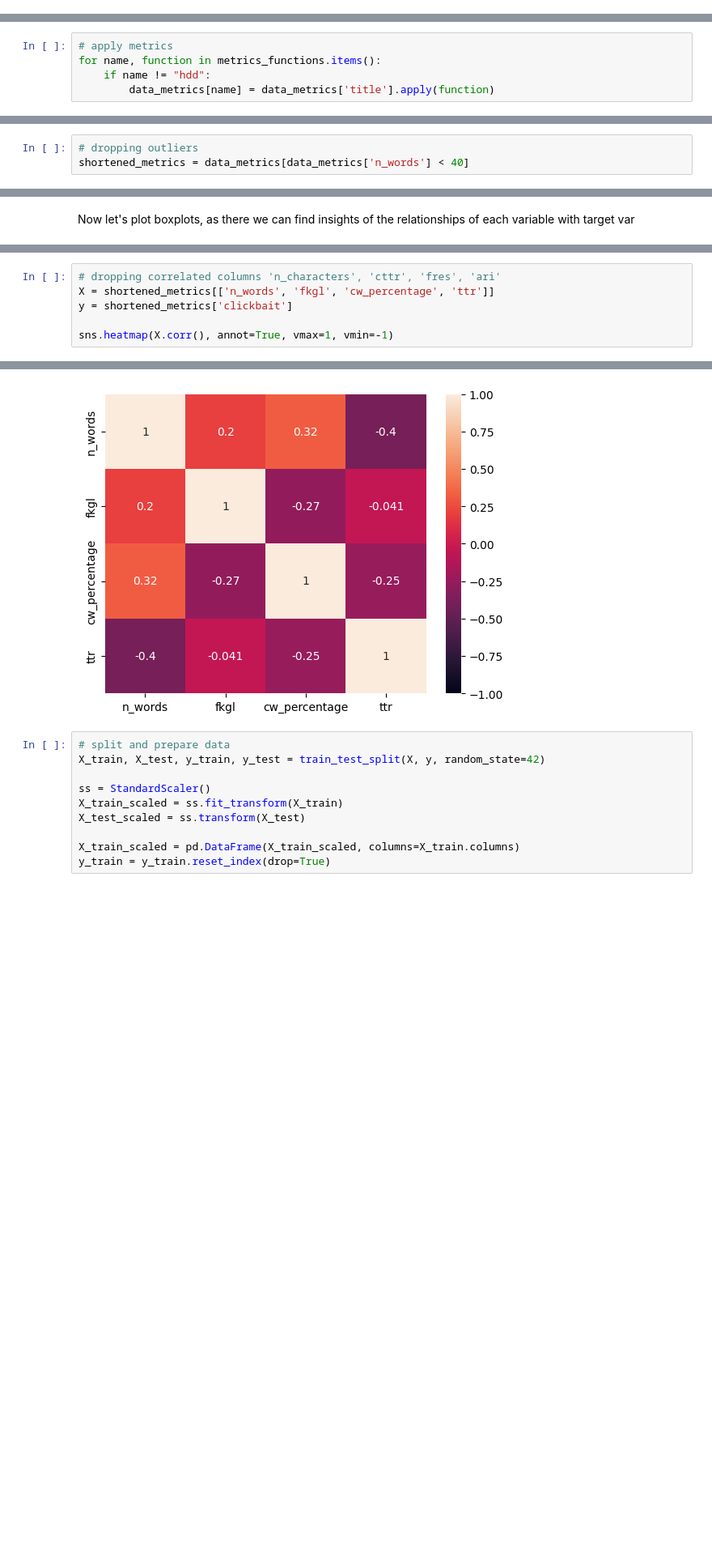
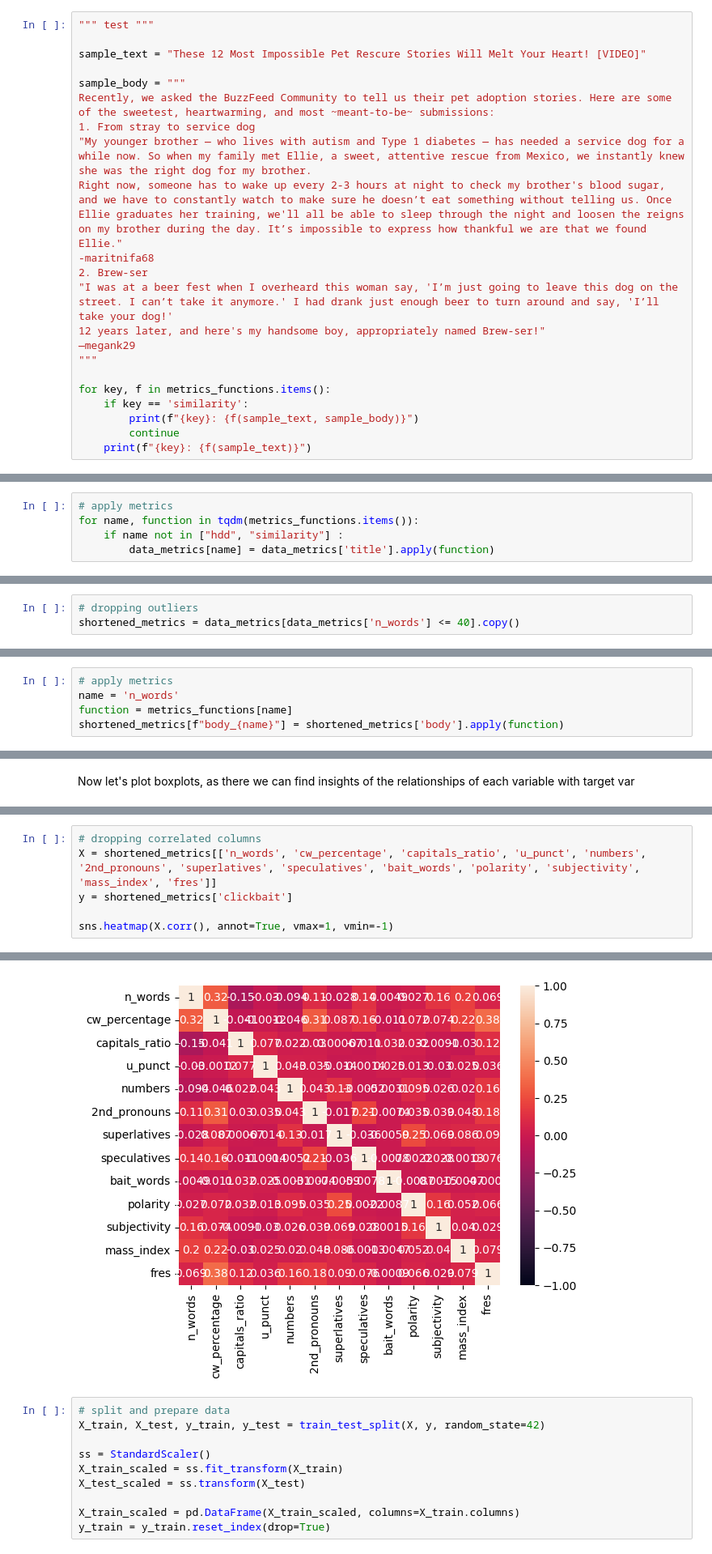
Before and after one commit to matkubita/ClickbaitDetectionThesis, a Jupyter notebook: notebooks/3.5-Informativeness-Measures-2.ipynb, the cells around one changed output, grey strips where cells are left out. Shown at 81% size. Drawn from its saved outputs; the diff is of its cells as text; blank space fills up the shorter version.

```diff
--- a/notebooks/3.5-Informativeness-Measures-2.ipynb
+++ b/notebooks/3.5-Informativeness-Measures-2.ipynb
@@ -318,3 +322,25 @@ metrics_functions = {
     "fkgl": flesch_kincaid_grade_level,
     "ari": automated_readability_index
 }
+# %%
+""" test """
+
+sample_text = "These 12 Most Impossible Pet Rescure Stories Will Melt Your Heart! [VIDEO]"
+
+sample_body = """
+Recently, we asked the BuzzFeed Community to tell us their pet adoption stories. Here are some of the sweetest, heartwarming, and most ~meant-to-be~ submissions:
+1. From stray to service dog
+"My younger brother — who lives with autism and Type 1 diabetes — has needed a service dog for a while now. So when my family met Ellie, a sweet, attentive rescue from Mexico, we instantly knew she was the right dog for my brother.
+Right now, someone has to wake up every 2-3 hours at night to check my brother's blood sugar, and we have to constantly watch to make sure he doesn’t eat something without telling us. Once Ellie graduates her training, we'll all be able to sleep through the night and loosen the reigns on my brother during the day. It’s impossible to express how thankful we are that we found Ellie."
+-maritnifa68
+2. Brew-ser
+"I was at a beer fest when I overheard this woman say, 'I’m just going to leave this dog on the street. I can’t take it anymore.' I had drank just enough beer to turn around and say, 'I’ll take your dog!'
+12 years later, and here's my handsome boy, appropriately named Brew-ser!"
+—megank29
+"""
+
+for key, f in metrics_functions.items():
+    if key == 'similarity':
+        print(f"{key}: {f(sample_text, sample_body)}")
+        continue
+    print(f"{key}: {f(sample_text)}")
@@ -326,8 +372,8 @@ metrics_functions = {
 data_metrics = data.copy()
 # %%
 # apply metrics
-for name, function in metrics_functions.items():
-    if name != "hdd":
+for name, function in tqdm(metrics_functions.items()):
+    if name not in ["hdd", "similarity"] :
         data_metrics[name] = data_metrics['title'].apply(function)
 # %%
 # check histograms
@@ -377,7 +431,7 @@ Name: count, dtype: int64
 Looking at the percentiles we can safely delete all titles longer than 40 words, also the ratio of target variable won't be disturbed
 # %%
 # dropping outliers
-shortened_metrics = data_metrics[data_metrics['n_words'] < 40]
+shortened_metrics = data_metrics[data_metrics['n_words'] <= 40].copy()
 # %%
 # check histograms again
 shortened_metrics[['n_words', 'n_characters']].hist()
@@ -387,0 +444,5 @@ array([[<Axes: title={'center': 'n_words'}>,
+# %%
+# apply metrics
+name = 'n_words'
+function = metrics_functions[name]
+shortened_metrics[f"body_{name}"] = shortened_metrics['body'].apply(function)
@@ -413,12 +618,12 @@ sns.heatmap(X.corr(), annot=True, vmax=1, vmin=-1)
 # %%
-# dropping correlated columns 'n_characters', 'cttr', 'fres', 'ari'
-X = shortened_metrics[['n_words', 'fkgl', 'cw_percentage', 'ttr']]
+# dropping correlated columns
+X = shortened_metrics[['n_words', 'cw_percentage', 'capitals_ratio', 'u_punct', 'numbers', '2nd_pronouns', 'superlatives', 'speculatives', 'bait_words', 'polarity', 'subjectivity', 'mass_index', 'fres']]
 y = shortened_metrics['clickbait']
 
 sns.heatmap(X.corr(), annot=True, vmax=1, vmin=-1)
 # %% [output]
 <Axes: >
-[figure, old version]
+[figure, new version]
 # %%
 # split and prepare data
 X_train, X_test, y_train, y_test = train_test_split(X, y, random_state=42)
```
Also changed, not shown: parts of 47 cells of this notebook.
